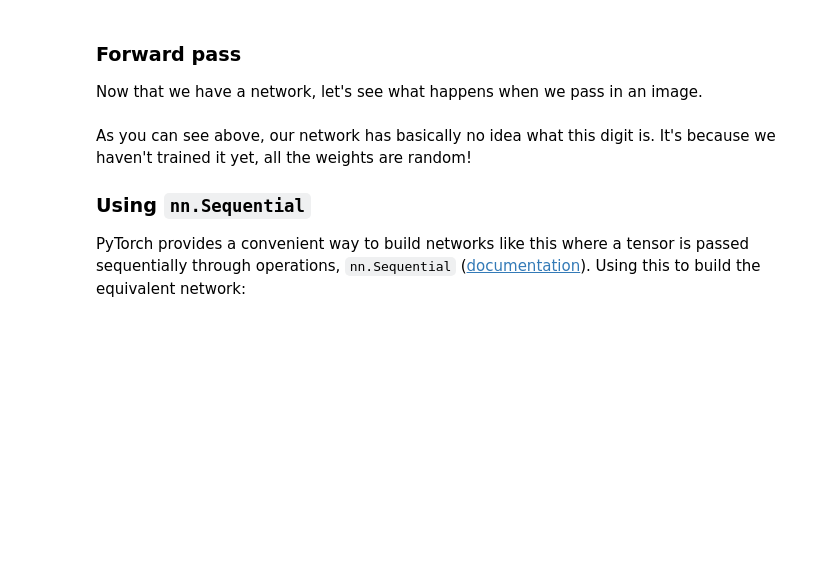
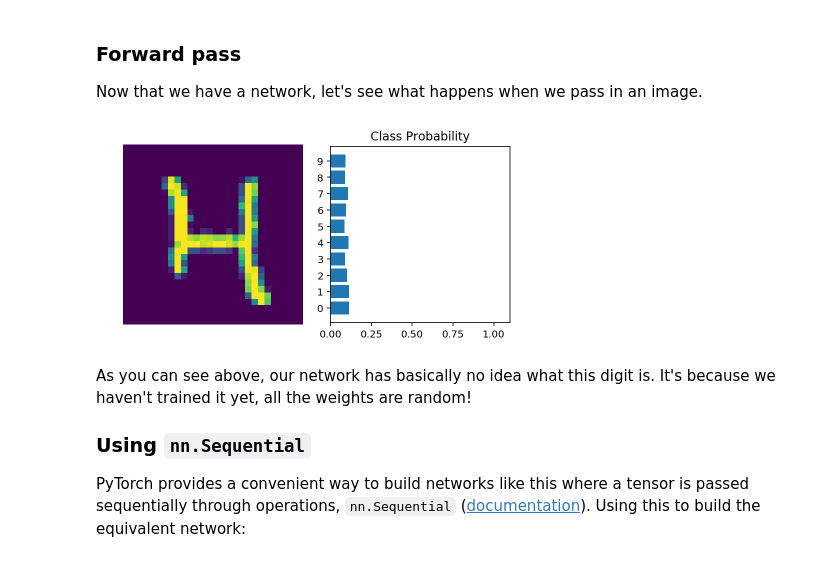
Before and after one commit to divineobeagu/deep-learning-v2-pytorch, a Jupyter notebook: intro-to-pytorch/Part 2 - Neural Networks in PyTorch (Exercises).ipynb, the cells around one changed output. Saved outputs shown, nothing was run; the diff lists cells and outputs as text; code cells hidden in the pictures; blank space fills up the shorter version.

```diff
--- a/intro-to-pytorch/Part 2 - Neural Networks in PyTorch (Exercises).ipynb
+++ b/intro-to-pytorch/Part 2 - Neural Networks in PyTorch (Exercises).ipynb
@@ -276,18 +341,20 @@ Now that we have a network, let's see what happens when we pass in an image.
 # %%
 # Grab some data
 dataiter = iter(trainloader)
 images, labels = dataiter.next()
 
 # Resize images into a 1D vector, new shape is (batch size, color channels, image pixels)
 images.resize_(64, 1, 784)
 # or images.resize_(images.shape[0], 1, 784) to automatically get batch size
 
 # Forward pass through the network
 img_idx = 0
-ps = model.forward(images[img_idx,:])
+ps = model4.forward(images[img_idx,:])
 
 img = images[img_idx]
 helper.view_classify(img.view(1, 28, 28), ps)
+# %% [output]
+[figure, added]
 # %% [markdown]
 As you can see above, our network has basically no idea what this digit is. It's because we haven't trained it yet, all the weights are random!
 
```
Also changed, not shown: parts of 11 cells of this notebook.
